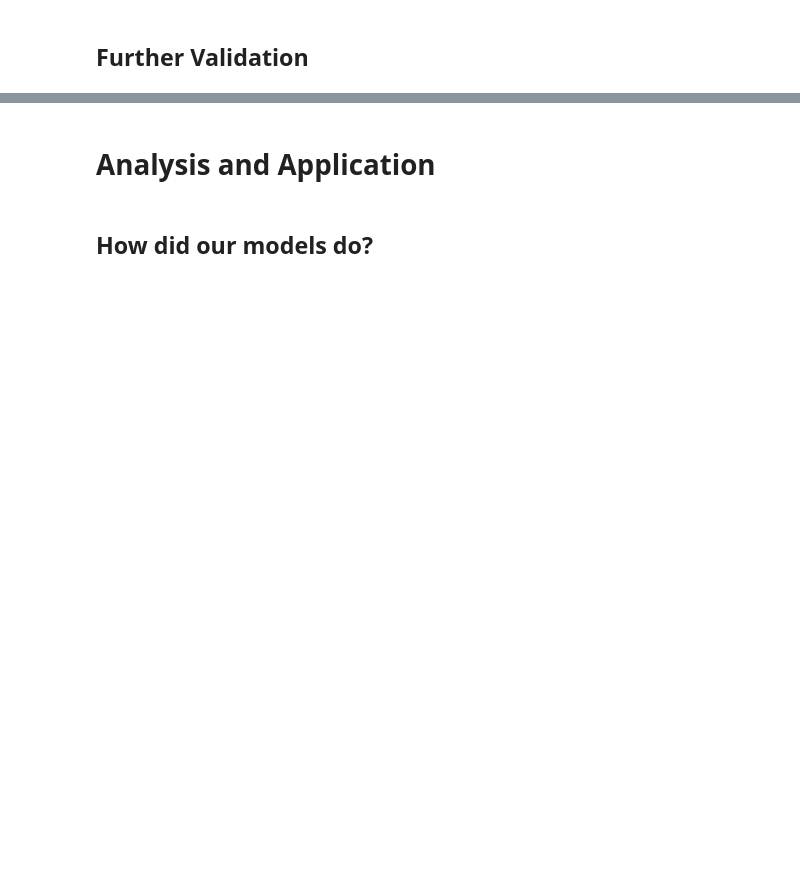
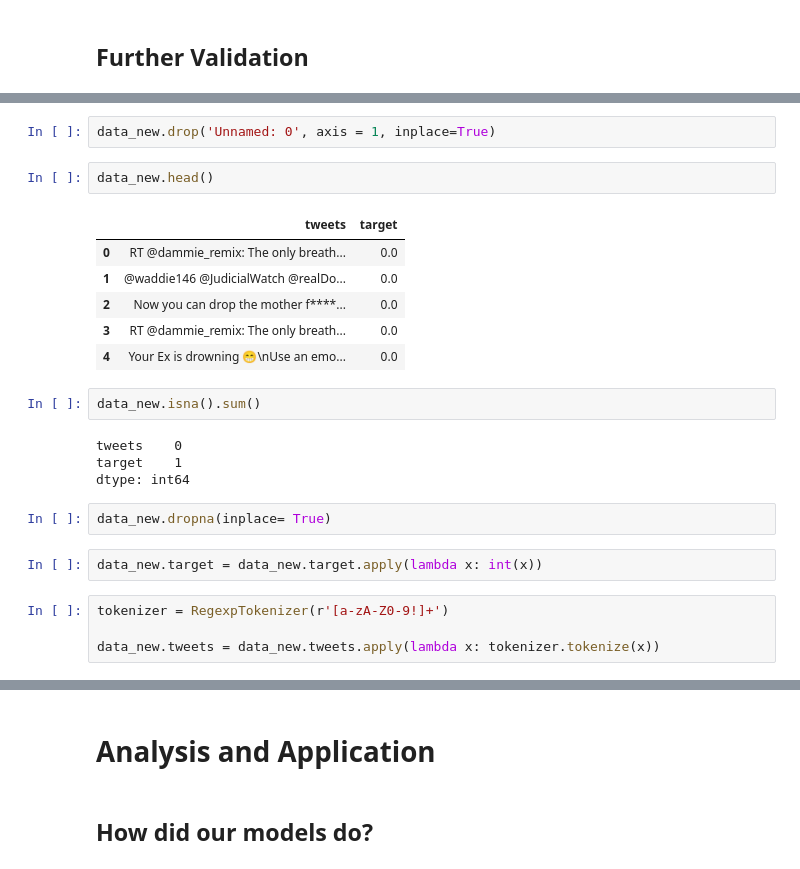
Before and after one commit to acoco10/disaster_tweets, a Jupyter notebook: Final Notebook-Copy1.ipynb, the cells around one changed output, grey strips where cells are left out. Cells and saved outputs as stored; diff of their text form; blank space fills up the shorter version.

```diff
--- a/Final Notebook-Copy1.ipynb
+++ b/Final Notebook-Copy1.ipynb
@@ -634,0 +704,25 @@ We downloaded 100 tweets using the same key terms as the original dataset. We ma
+# %%
+data_new.drop('Unnamed: 0', axis = 1, inplace=True)
+# %%
+data_new.head()
+# %% [output]
+|  | tweets | target |
+| 0 | RT @dammie_remix: The only breath... | 0.0 |
+| 1 | @waddie146 @JudicialWatch @realDo... | 0.0 |
+| 2 | Now you can drop the mother f****... | 0.0 |
+| 3 | RT @dammie_remix: The only breath... | 0.0 |
+| 4 | Your Ex is drowning 😁\nUse an emo... | 0.0 |
+# %%
+data_new.isna().sum()
+# %% [output]
+tweets    0
+target    1
+dtype: int64
+# %%
+data_new.dropna(inplace= True)
+# %%
+data_new.target = data_new.target.apply(lambda x: int(x))
+# %%
+tokenizer = RegexpTokenizer(r'[a-zA-Z0-9!]+')
+
+data_new.tweets = data_new.tweets.apply(lambda x: tokenizer.tokenize(x))
```
Also changed, not shown: parts of 43 cells of this notebook.
